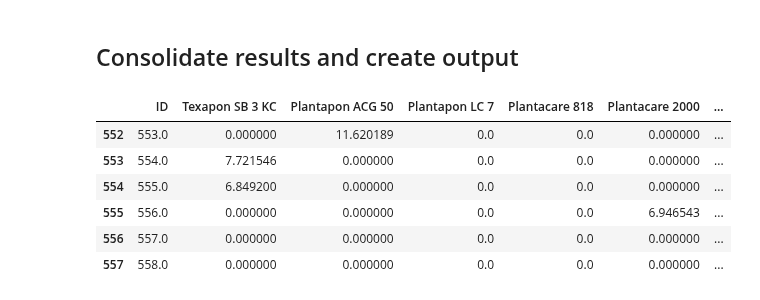
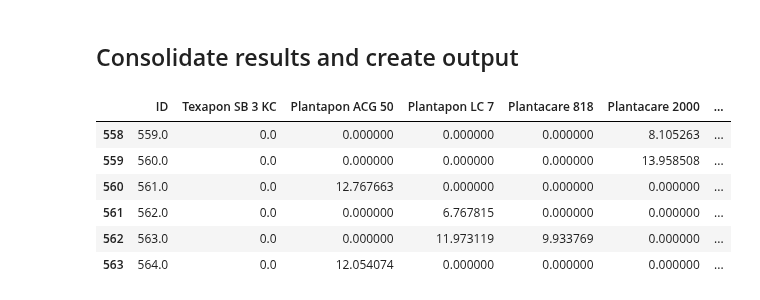
Before and after one commit to AniketChitre/formulations-prep, a Jupyter notebook: balance_analysis.ipynb, the cells around one changed output. Saved outputs shown, nothing was run; the diff lists cells and outputs as text; code cells hidden in the pictures.

```diff
--- a/balance_analysis.ipynb
+++ b/balance_analysis.ipynb
@@ -6,7 +6,7 @@ import pandas as pd
 %matplotlib notebook
 
 speciesList = pmb.PipettingSpecies.readCSV('SpeciesDictionary.csv')
-instructions = pmb.PipettingInstructions.readCSV('DoE_csv/MasterDataset_OT_DoE_26-31-05-23.csv', firstRow=552, lastRow=558)
+instructions = pmb.PipettingInstructions.readCSV('DoE_csv/MasterDataset_OT_DoE_05-08-06-23.csv', firstRow=564, lastRow=570)
 targetVolume = 10
 sampleList = pmb.PipettingSample.createSamples(instructions,targetVol=targetVolume)
 maxVolume = 1
@@ -15,7 +15,7 @@ for sample in sampleList:
     sample.getVolFracSeries(speciesDictionary=speciesList)
 steps = pmb.PipettingStep.createSteps(instructions=instructions,speciesDictionary=speciesList,sampleList=sampleList,maxVol=maxVolume)
 
-massProfile = pmb.MassProfile('mass_data/MassProfile_300523_S553-558.csv',t_baseline=25,derivNoise=0.005,secDerivNoise=0.001)
+massProfile = pmb.MassProfile('mass_data/MassProfile_050623_S565-570.csv',t_baseline=25,derivNoise=0.005,secDerivNoise=0.001)
 #default t_baseline=25
 # %% [markdown]
 ## Analyse Water Addition
@@ -102,19 +100,19 @@ Addition of 0.26g Arlypon F detected from 2874s to 2886s - expected volume = 0.2
 # %%
 for step in steps:
     step.addToSample()
 actualMassFractions = pd.DataFrame(dtype='float64').reindex_like(instructions)
 actualMassFractions[:]=0
 for i in range(len(sampleList)):
     actualMassFractions['ID'].iloc[i] = sampleList[i].sampleId
     for entry in sampleList[i].addedMassSeries.iteritems():
         actualMassFractions[entry[0]].iloc[i] = entry[1]/sampleList[i].actualMass*100
-actualMassFractions.to_csv('mass_data/FreshlyAnalysed_300523_S553-S558.csv', index=False)
+actualMassFractions.to_csv('mass_data/FreshlyAnalysed_050623_S559-S564.csv', index=False)
 actualMassFractions
 # %% [output]
 |  | ID | Texapon SB 3 KC | Plantapon ACG 50 | Plantapon LC 7 | Plantacare 818 | Plantacare 2000 | ... |
-| 552 | 553.0 | 0.000000 | 11.620189 | 0.0 | 0.0 | 0.000000 | ... |
-| 553 | 554.0 | 7.721546 | 0.000000 | 0.0 | 0.0 | 0.000000 | ... |
-| 554 | 555.0 | 6.849200 | 0.000000 | 0.0 | 0.0 | 0.000000 | ... |
-| 555 | 556.0 | 0.000000 | 0.000000 | 0.0 | 0.0 | 6.946543 | ... |
-| 556 | 557.0 | 0.000000 | 0.000000 | 0.0 | 0.0 | 0.000000 | ... |
-| 557 | 558.0 | 0.000000 | 0.000000 | 0.0 | 0.0 | 0.000000 | ... |
+| 558 | 559.0 | 0.0 | 0.000000 | 0.000000 | 0.000000 | 8.105263 | ... |
+| 559 | 560.0 | 0.0 | 0.000000 | 0.000000 | 0.000000 | 13.958508 | ... |
+| 560 | 561.0 | 0.0 | 12.767663 | 0.000000 | 0.000000 | 0.000000 | ... |
+| 561 | 562.0 | 0.0 | 0.000000 | 6.767815 | 0.000000 | 0.000000 | ... |
+| 562 | 563.0 | 0.0 | 0.000000 | 11.973119 | 9.933769 | 0.000000 | ... |
+| 563 | 564.0 | 0.0 | 12.054074 | 0.000000 | 0.000000 | 0.000000 | ... |
```
Also changed, not shown: parts of 4 cells of this notebook, 6 other files.
